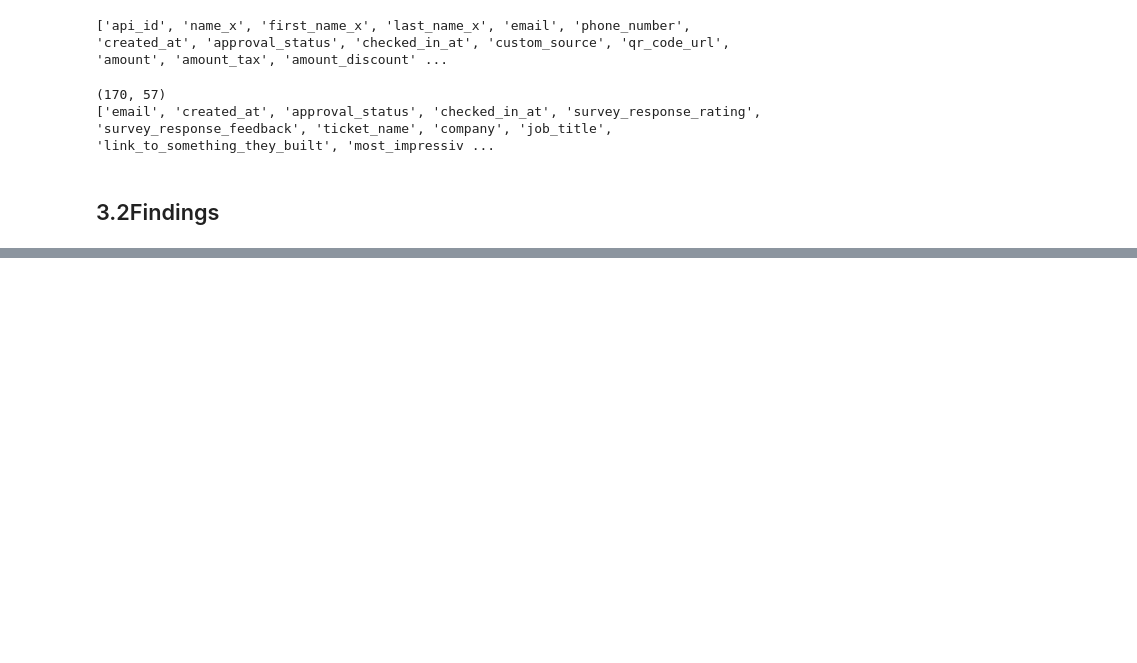
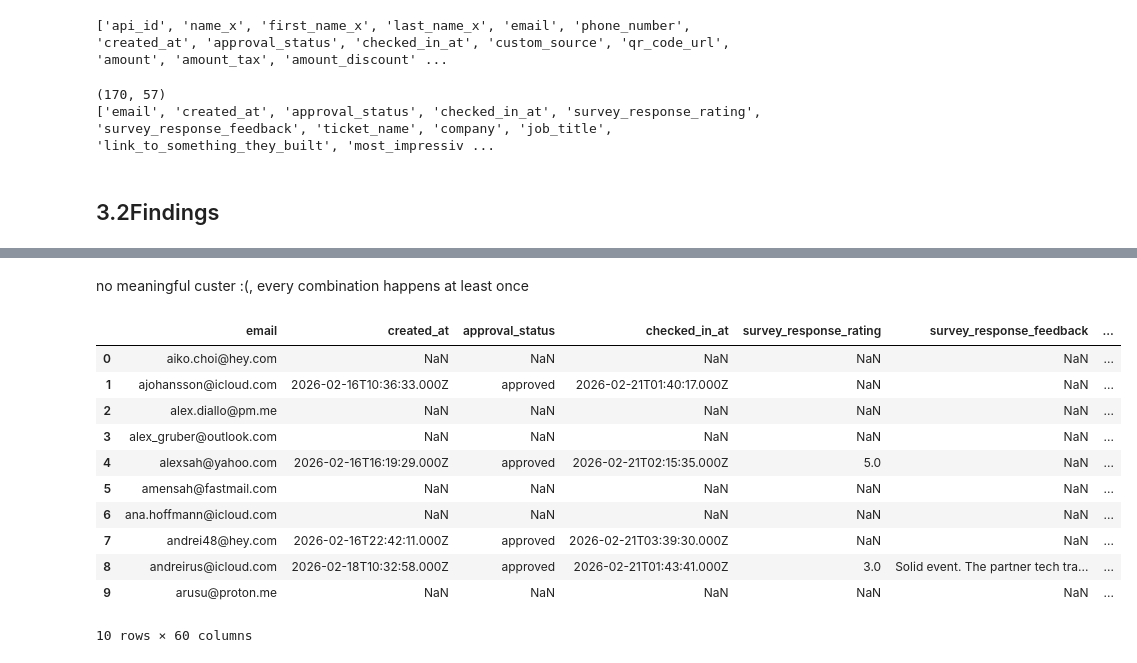
Before and after one commit to teod05/tech-europe-dataframe, a Jupyter notebook: analysis.ipynb, the cells around one changed output, grey strips where cells are left out. Drawn from its saved outputs; the diff is of its cells as text; code cells hidden in the pictures; blank space fills up the shorter version.

```diff
--- a/analysis.ipynb
+++ b/analysis.ipynb
@@ -287,0 +309,11 @@ Name: count, dtype: int64
+# %%
+df["engagement_score"] = (
+    df["checked_in_at"].notna().astype(int) +
+    df["team_name"].notna().astype(int) +
+    df["availability"].notna().astype(int) +
+    df["connection_request_roles"].notna().astype(int) +
+    (df["stats_open_rate"] > 50).astype(int)
+)
+
+print(df["engagement_score"].value_counts().sort_index())
+print(df[df["engagement_score"] == 4][["name", "email", "sources"]])
@@ -287,0 +509,17 @@ Name: count, dtype: int64
+# %% [markdown]
+no meaningful custer :(, every combination happens at least once
+# %%
+df.head(10)
+# %% [output]
+|  | email | created_at | approval_status | checked_in_at | survey_response_rating | survey_response_feedback | ... |
+| 0 | aiko.choi@hey.com | NaN | NaN | NaN | NaN | NaN | ... |
+| 1 | ajohansson@icloud.com | 2026-02-16T10:36:33.000Z | approved | 2026-02-21T01:40:17.000Z | NaN | NaN | ... |
+| 2 | alex.diallo@pm.me | NaN | NaN | NaN | NaN | NaN | ... |
+| 3 | alex_gruber@outlook.com | NaN | NaN | NaN | NaN | NaN | ... |
+| 4 | alexsah@yahoo.com | 2026-02-16T16:19:29.000Z | approved | 2026-02-21T02:15:35.000Z | 5.0 | NaN | ... |
+| 5 | amensah@fastmail.com | NaN | NaN | NaN | NaN | NaN | ... |
+| 6 | ana.hoffmann@icloud.com | NaN | NaN | NaN | NaN | NaN | ... |
+| 7 | andrei48@hey.com | 2026-02-16T22:42:11.000Z | approved | 2026-02-21T03:39:30.000Z | NaN | NaN | ... |
+| 8 | andreirus@icloud.com | 2026-02-18T10:32:58.000Z | approved | 2026-02-21T01:43:41.000Z | 3.0 | Solid event. The partner tech tra... | ... |
+| 9 | arusu@proton.me | NaN | NaN | NaN | NaN | NaN | ... |
+10 rows × 60 columns
```
Also changed, not shown: parts of 18 cells of this notebook.
